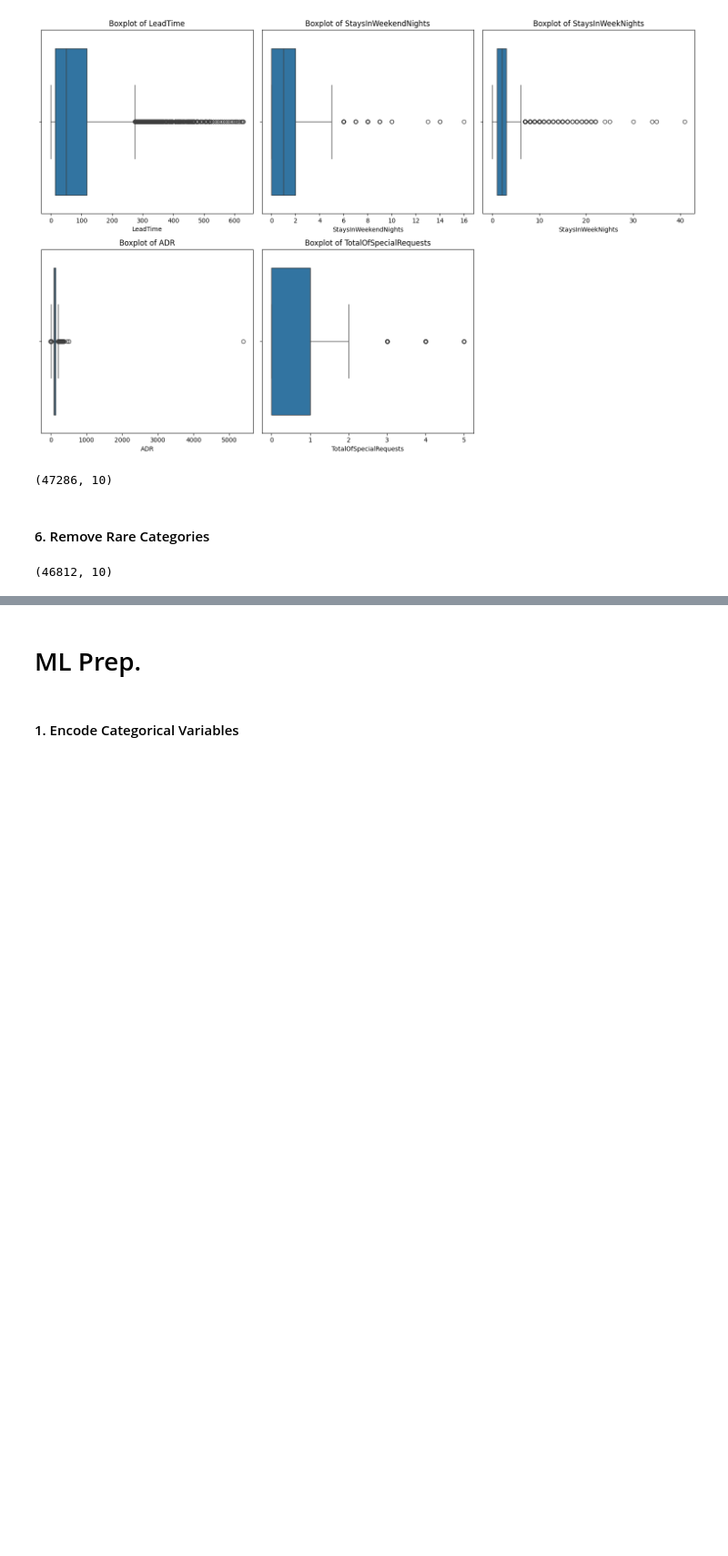
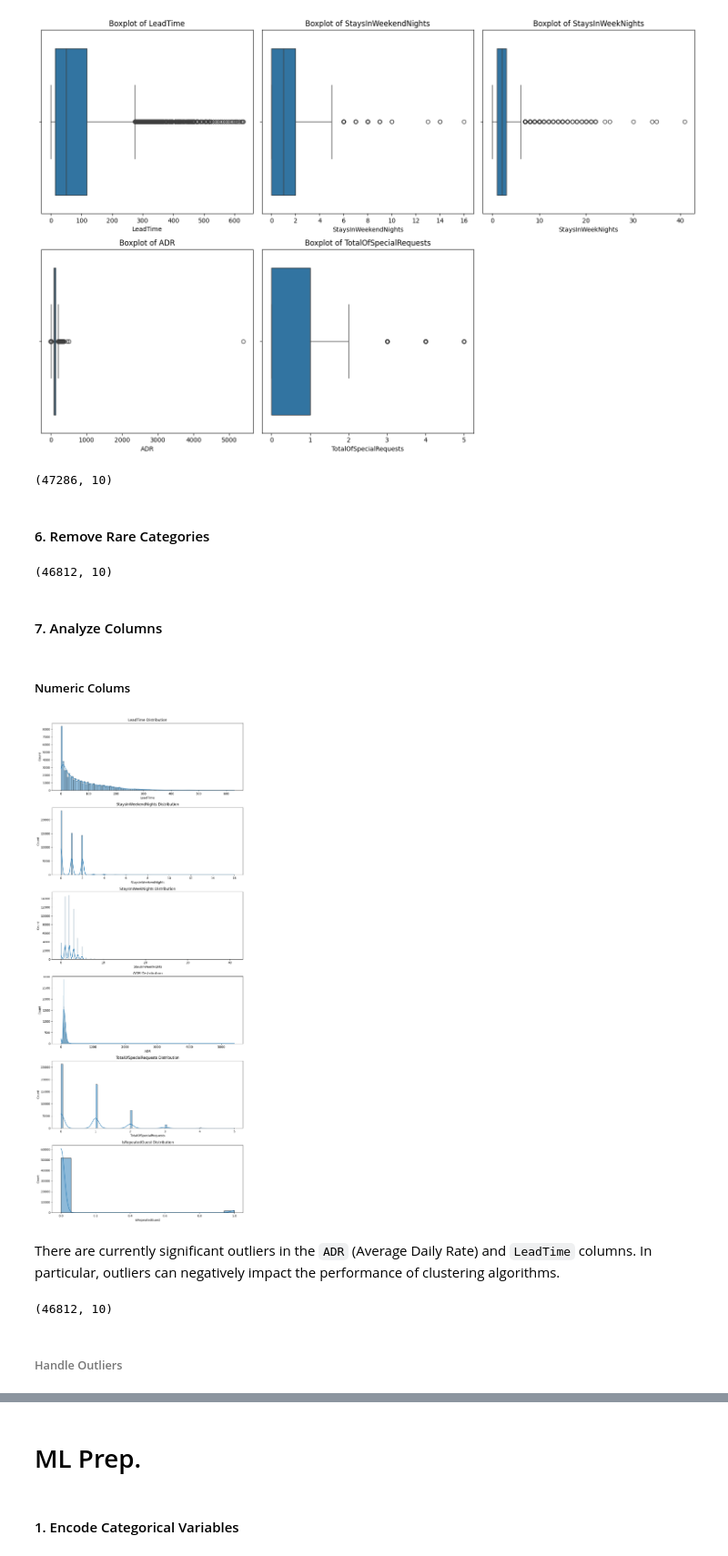
Before and after one commit to enescatagan/HotelDemandAI, a Jupyter notebook: notebooks/prep/1_cust_seg_kmeans.ipynb, the cells around one changed output, grey strips where cells are left out. Shown at 91% size. Cells and saved outputs as stored; diff of their text form; code cells hidden in the pictures; blank space fills up the shorter version.

```diff
--- a/notebooks/prep/1_cust_seg_kmeans.ipynb
+++ b/notebooks/prep/1_cust_seg_kmeans.ipynb
@@ -218,3 +218,32 @@ for column in categorical_columns:
 df_segment.shape
 # %% [output]
 (46812, 10)
+# %% [markdown]
+#### 7. Analyze Columns
+# %% [markdown]
+##### Numeric Colums
+# %%
+import seaborn as sns
+import matplotlib.pyplot as plt
+
+# Let's examine the distributions in the numerical columns
+numeric_columns = df_segment.select_dtypes(include=['int64', 'float64']).columns
+
+# Let's draw the histogram of all numerical columns
+fig, axes = plt.subplots(nrows=len(numeric_columns), figsize=(10, len(numeric_columns) * 4))
+for i, col in enumerate(numeric_columns):
+    sns.histplot(df[col], kde=True, ax=axes[i])
+    axes[i].set_title(f"{col} Distribution")
+
+plt.tight_layout()
+plt.show()
+# %% [output]
+[figure, added]
+# %% [markdown]
+There are currently significant outliers in the `ADR` (Average Daily Rate) and `LeadTime` columns. In particular, outliers can negatively impact the performance of clustering algorithms.
+# %%
+df_segment.shape
+# %% [output]
+(46812, 10)
+# %% [markdown]
+###### Handle Outliers
```
Also changed, not shown: parts of 27 cells of this notebook.
